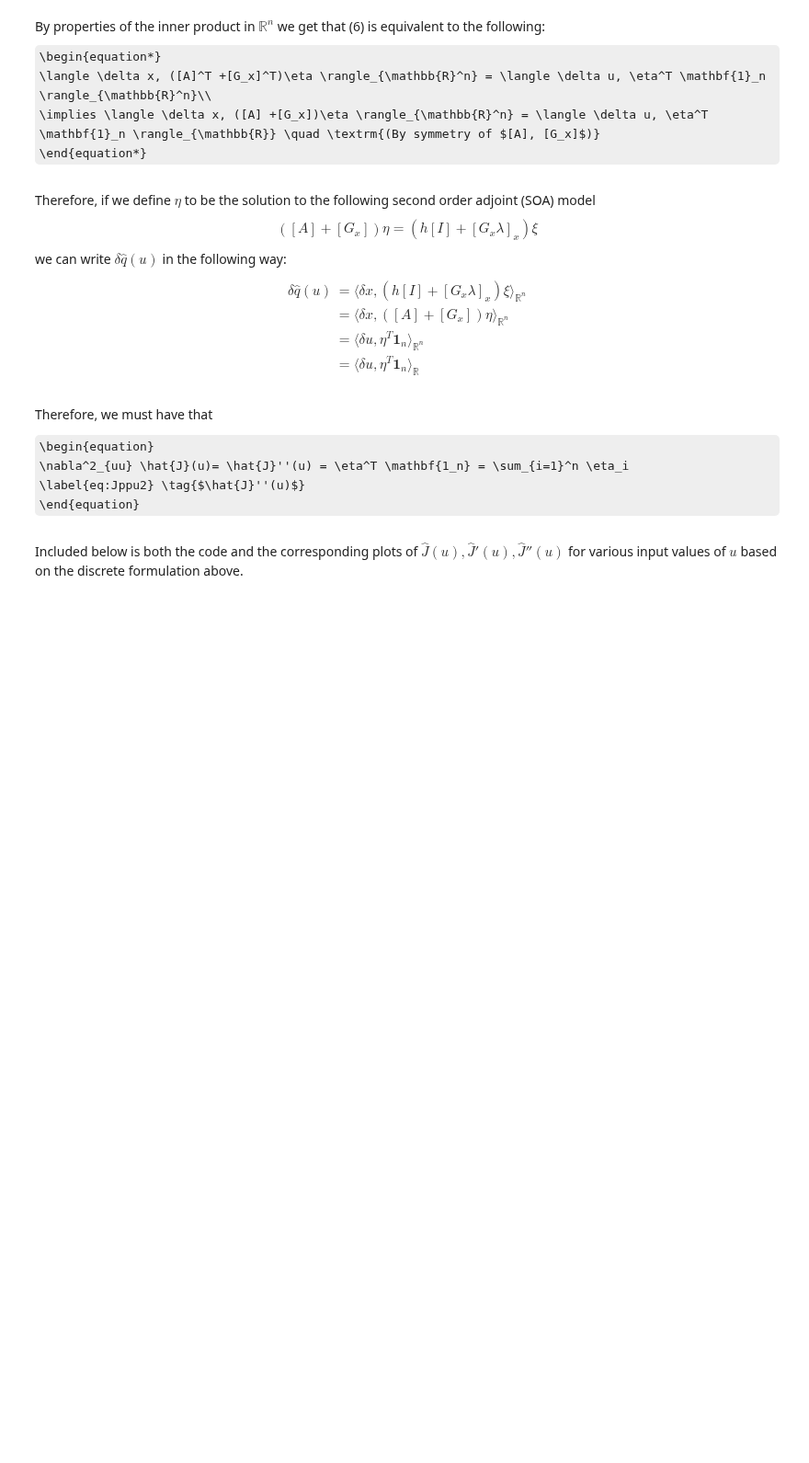
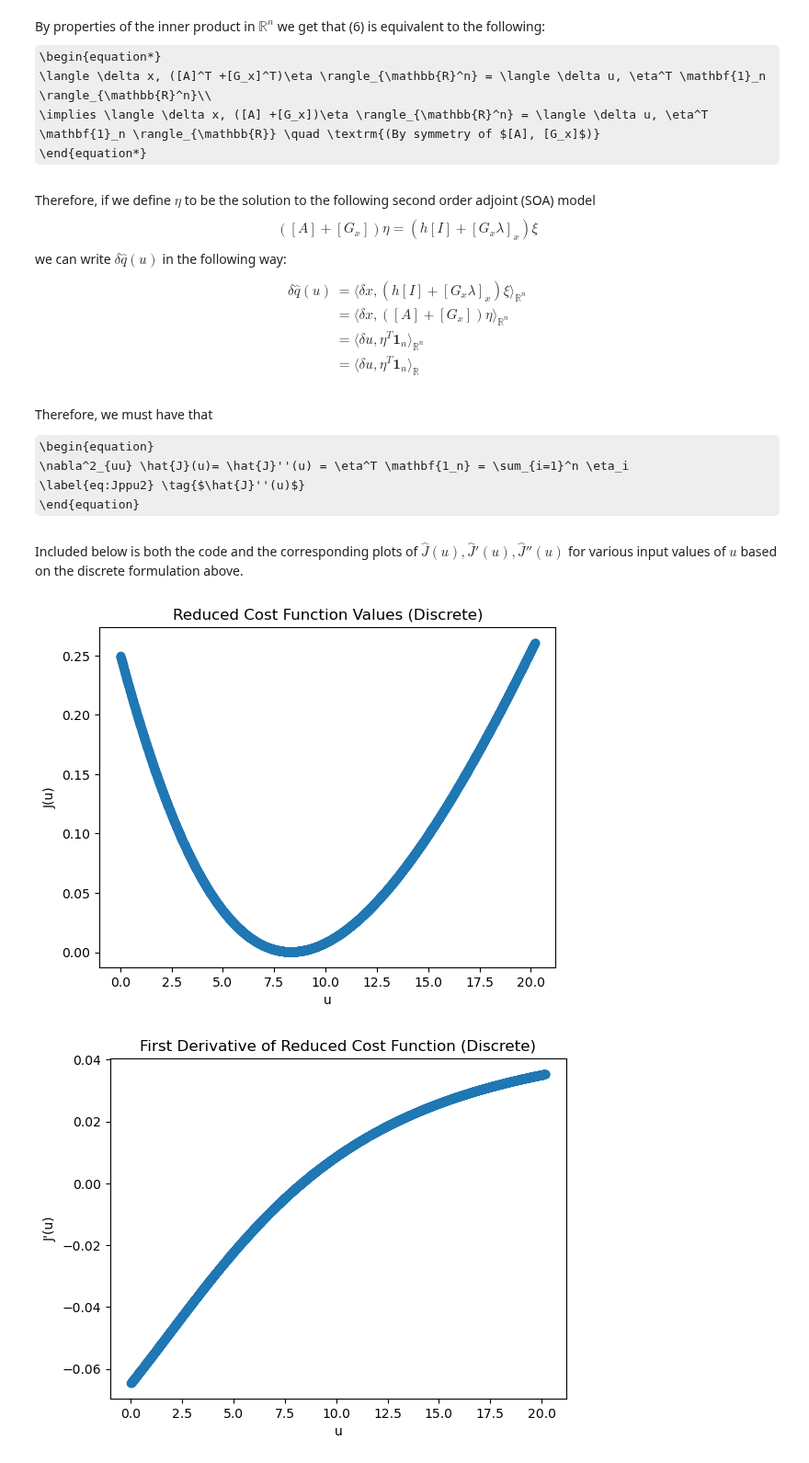
Before and after one commit to eabogle/numerical-optimization, a Jupyter notebook: model_constrained/Homework_4.ipynb, the cells around one changed output. Shown at 92% size. Saved outputs shown, nothing was run; the diff lists cells and outputs as text; code cells hidden in the pictures; some formulas as TeX source; blank space fills up the shorter version.

```diff
--- a/model_constrained/Homework_4.ipynb
+++ b/model_constrained/Homework_4.ipynb
@@ -448,0 +587,5 @@ Included below is both the code and the corresponding plots of $\hat{J}(u), \hat
+# %%
+homework4prob2()
+# %% [output]
+[figure, added]
+[figure, added]
```
Also changed, not shown: parts of 4 cells of this notebook.
